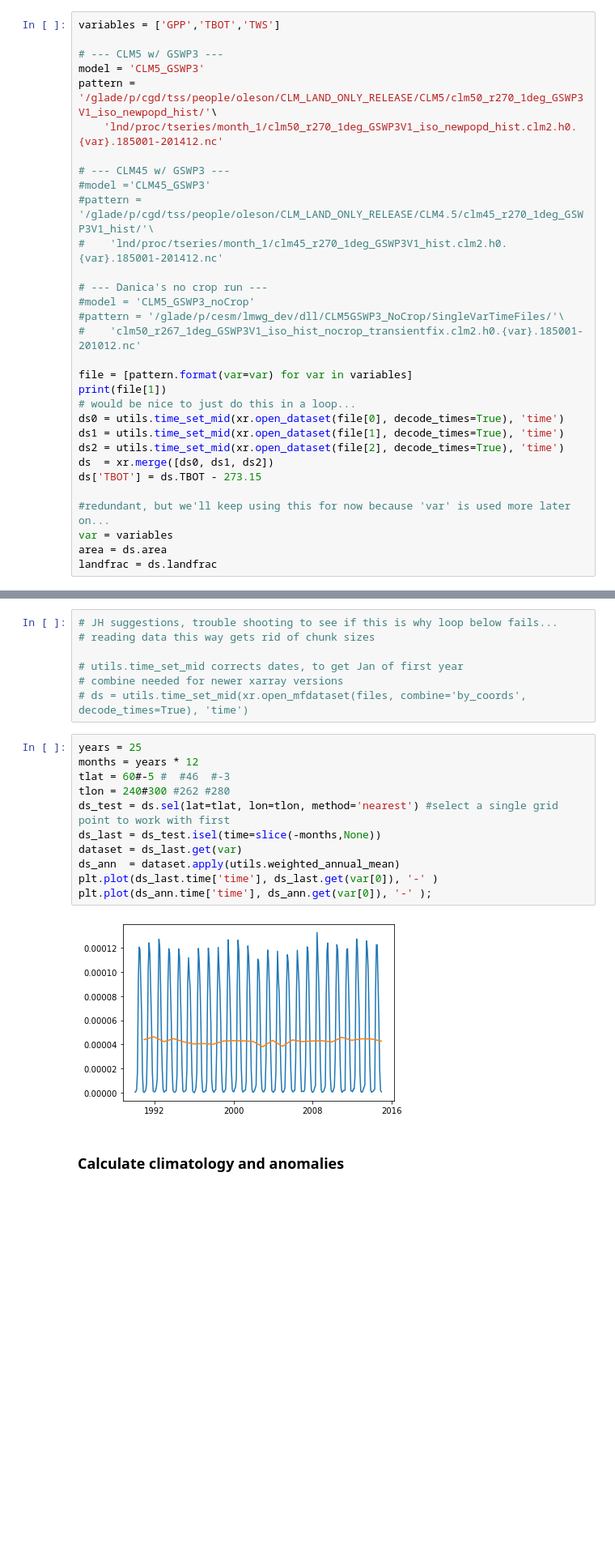
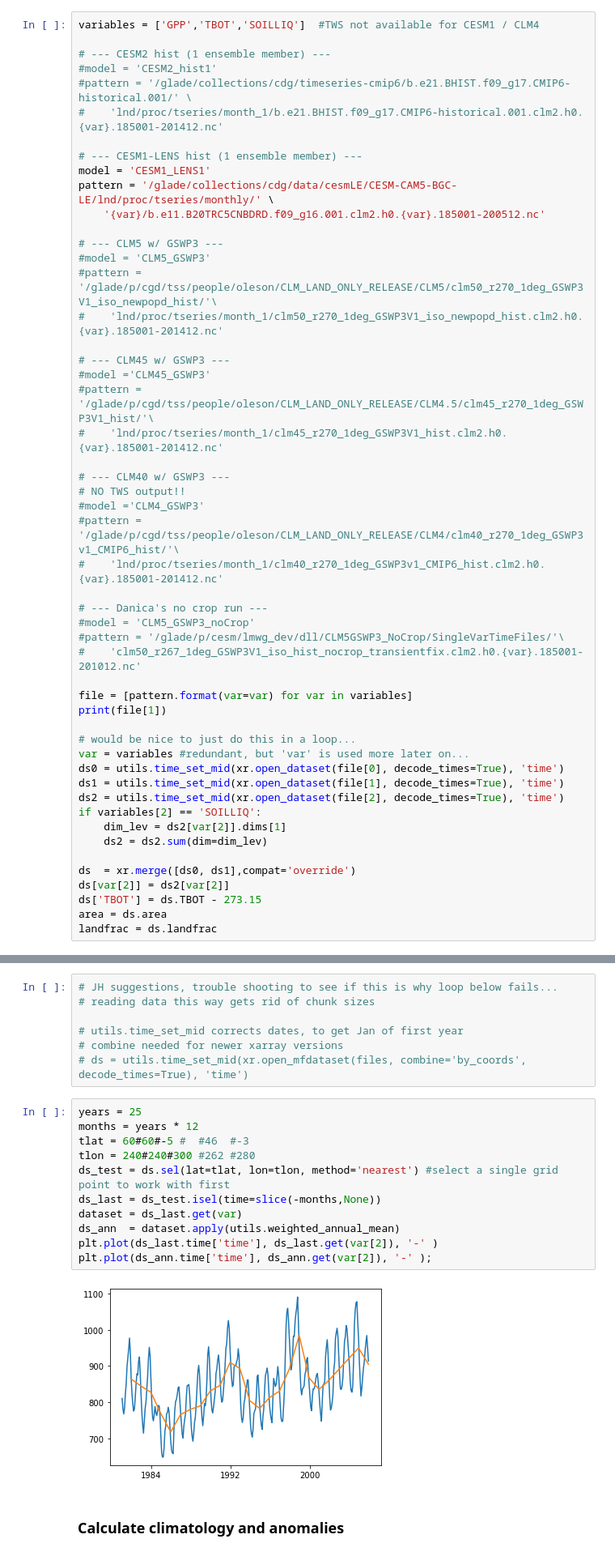
Before and after one commit to NCAR/ctsm_python_gallery, a Jupyter notebook: notebooks/MonthlySVD.ipynb, the cells around one changed output, grey strips where cells are left out. Shown at 81% size. Drawn from its saved outputs; the diff is of its cells as text; blank space fills up the shorter version.

```diff
--- a/notebooks/MonthlySVD.ipynb
+++ b/notebooks/MonthlySVD.ipynb
@@ -32,17 +32,33 @@ warnings.simplefilter("ignore", category=RuntimeWarning)
 # %% [markdown]
 ## ---- Read in data ----
 # %%
-variables = ['GPP','TBOT','TWS']
+variables = ['GPP','TBOT','SOILLIQ']  #TWS not available for CESM1 / CLM4
+
+# --- CESM2 hist (1 ensemble member) ---
+#model = 'CESM2_hist1'
+#pattern = '/glade/collections/cdg/timeseries-cmip6/b.e21.BHIST.f09_g17.CMIP6-historical.001/' \
+#    'lnd/proc/tseries/month_1/b.e21.BHIST.f09_g17.CMIP6-historical.001.clm2.h0.{var}.185001-201412.nc'
+
+# --- CESM1-LENS hist (1 ensemble member) ---
+model = 'CESM1_LENS1'
+pattern = '/glade/collections/cdg/data/cesmLE/CESM-CAM5-BGC-LE/lnd/proc/tseries/monthly/' \
+    '{var}/b.e11.B20TRC5CNBDRD.f09_g16.001.clm2.h0.{var}.185001-200512.nc'
 
 # --- CLM5 w/ GSWP3 ---
-model = 'CLM5_GSWP3'
-pattern = '/glade/p/cgd/tss/people/oleson/CLM_LAND_ONLY_RELEASE/CLM5/clm50_r270_1deg_GSWP3V1_iso_newpopd_hist/'\
-    'lnd/proc/tseries/month_1/clm50_r270_1deg_GSWP3V1_iso_newpopd_hist.clm2.h0.{var}.185001-201412.nc'
+#model = 'CLM5_GSWP3'
+#pattern = '/glade/p/cgd/tss/people/oleson/CLM_LAND_ONLY_RELEASE/CLM5/clm50_r270_1deg_GSWP3V1_iso_newpopd_hist/'\
+#    'lnd/proc/tseries/month_1/clm50_r270_1deg_GSWP3V1_iso_newpopd_hist.clm2.h0.{var}.185001-201412.nc'
 
 # --- CLM45 w/ GSWP3 ---
 #model ='CLM45_GSWP3'
 #pattern = '/glade/p/cgd/tss/people/oleson/CLM_LAND_ONLY_RELEASE/CLM4.5/clm45_r270_1deg_GSWP3V1_hist/'\
 #    'lnd/proc/tseries/month_1/clm45_r270_1deg_GSWP3V1_hist.clm2.h0.{var}.185001-201412.nc'
+
+# --- CLM40 w/ GSWP3 ---
+# NO TWS output!!
+#model ='CLM4_GSWP3'
+#pattern = '/glade/p/cgd/tss/people/oleson/CLM_LAND_ONLY_RELEASE/CLM4/clm40_r270_1deg_GSWP3v1_CMIP6_hist/'\
+#    'lnd/proc/tseries/month_1/clm40_r270_1deg_GSWP3v1_CMIP6_hist.clm2.h0.{var}.185001-201412.nc'
 
 # --- Danica's no crop run ---
 #model = 'CLM5_GSWP3_noCrop'
@@ -51,15 +67,19 @@ pattern = '/glade/p/cgd/tss/people/oleson/CLM_LAND_ONLY_RELEASE/CLM5/clm50_r270_
 
 file = [pattern.format(var=var) for var in variables]
 print(file[1])
+
 # would be nice to just do this in a loop...
+var = variables #redundant, but 'var' is used more later on...
 ds0 = utils.time_set_mid(xr.open_dataset(file[0], decode_times=True), 'time')
 ds1 = utils.time_set_mid(xr.open_dataset(file[1], decode_times=True), 'time')
 ds2 = utils.time_set_mid(xr.open_dataset(file[2], decode_times=True), 'time')
-ds  = xr.merge([ds0, ds1, ds2])
+if variables[2] == 'SOILLIQ':
+    dim_lev = ds2[var[2]].dims[1]
+    ds2 = ds2.sum(dim=dim_lev)
+
+ds  = xr.merge([ds0, ds1],compat='override')
+ds[var[2]] = ds2[var[2]]
 ds['TBOT'] = ds.TBOT - 273.15
-
-#redundant, but we'll keep using this for now because 'var' is used more later on...
-var = variables
 area = ds.area
 landfrac = ds.landfrac
 # %% [output]
@@ -74,16 +94,16 @@ landfrac = ds.landfrac
 # %%
 years = 25
 months = years * 12
-tlat = 60#-5 #  #46  #-3
-tlon = 240#300 #262 #280
+tlat = 60#60#-5 #  #46  #-3
+tlon = 240#240#300 #262 #280
 ds_test = ds.sel(lat=tlat, lon=tlon, method='nearest') #select a single grid point to work with first
 ds_last = ds_test.isel(time=slice(-months,None))
 dataset = ds_last.get(var)
 ds_ann  = dataset.apply(utils.weighted_annual_mean)
-plt.plot(ds_last.time['time'], ds_last.get(var[0]), '-' )
-plt.plot(ds_ann.time['time'], ds_ann.get(var[0]), '-' );
+plt.plot(ds_last.time['time'], ds_last.get(var[2]), '-' )
+plt.plot(ds_ann.time['time'], ds_ann.get(var[2]), '-' );
 # %% [output]
-[figure, old version]
+[figure, new version]
 # %% [markdown]
 ### Calculate climatology and anomalies
 # %%
```
Also changed, not shown: parts of 38 cells of this notebook.
